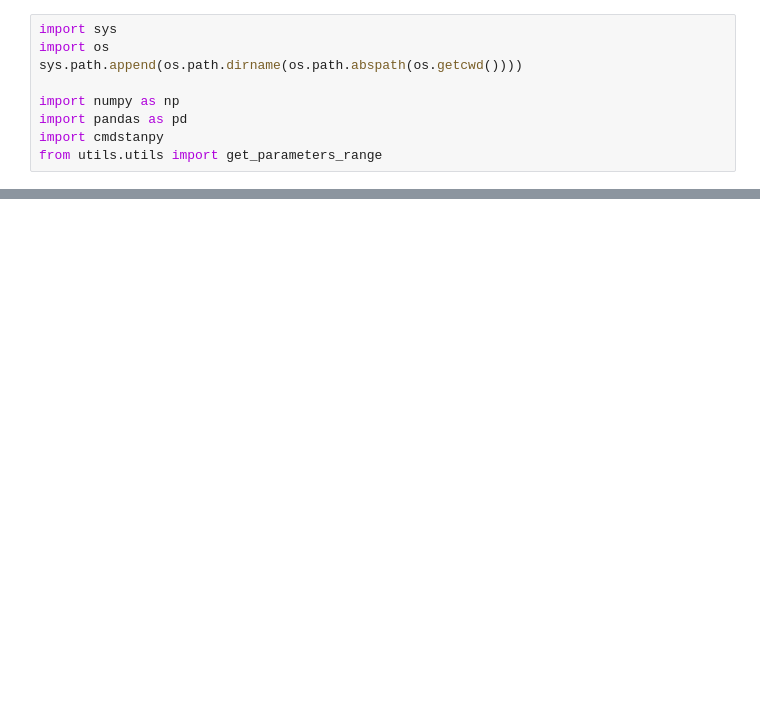
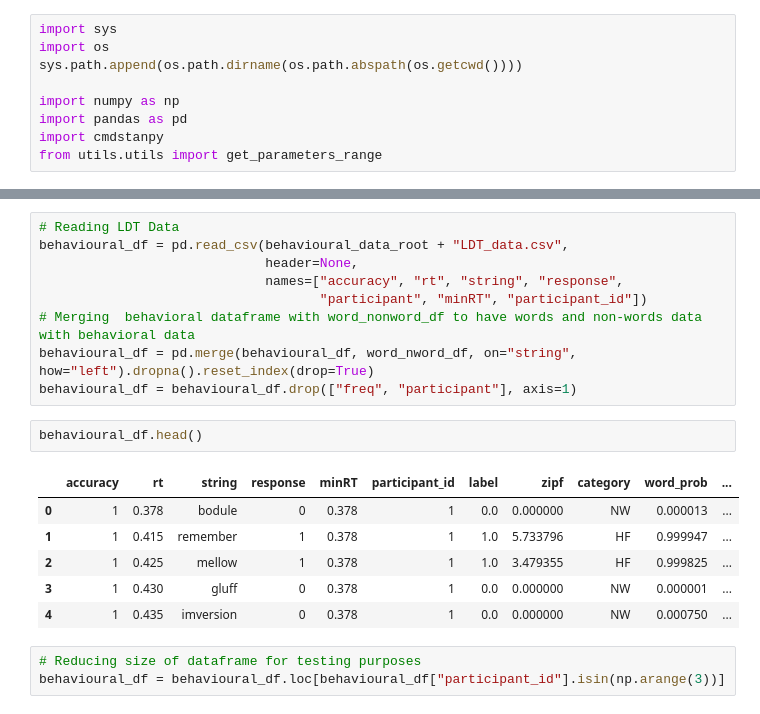
Before and after one commit to ArashDadras/ANN-EAM, a Jupyter notebook: Parameter Recovery/Parameter range.ipynb, the cells around one changed output, grey strips where cells are left out. Saved outputs shown, nothing was run; the diff lists cells and outputs as text; blank space fills up the shorter version.

```diff
--- a/Parameter Recovery/Parameter range.ipynb
+++ b/Parameter Recovery/Parameter range.ipynb
@@ -12,0 +40,21 @@ stan_output_dir = "../Estimations/Results/hierarchical/stan_results/ANN-RDM_full
+# %%
+# Reading LDT Data
+behavioural_df = pd.read_csv(behavioural_data_root + "LDT_data.csv",
+                             header=None,
+                             names=["accuracy", "rt", "string", "response",
+                                    "participant", "minRT", "participant_id"])
+# Merging  behavioral dataframe with word_nonword_df to have words and non-words data with behavioral data
+behavioural_df = pd.merge(behavioural_df, word_nword_df, on="string", how="left").dropna().reset_index(drop=True)
+behavioural_df = behavioural_df.drop(["freq", "participant"], axis=1)
+# %%
+behavioural_df.head()
+# %% [output]
+|  | accuracy | rt | string | response | minRT | participant_id | label | zipf | category | word_prob | ... |
+| 0 | 1 | 0.378 | bodule | 0 | 0.378 | 1 | 0.0 | 0.000000 | NW | 0.000013 | ... |
+| 1 | 1 | 0.415 | remember | 1 | 0.378 | 1 | 1.0 | 5.733796 | HF | 0.999947 | ... |
+| 2 | 1 | 0.425 | mellow | 1 | 0.378 | 1 | 1.0 | 3.479355 | HF | 0.999825 | ... |
+| 3 | 1 | 0.430 | gluff | 0 | 0.378 | 1 | 0.0 | 0.000000 | NW | 0.000001 | ... |
+| 4 | 1 | 0.435 | imversion | 0 | 0.378 | 1 | 0.0 | 0.000000 | NW | 0.000750 | ... |
+# %%
+# Reducing size of dataframe for testing purposes
+behavioural_df = behavioural_df.loc[behavioural_df["participant_id"].isin(np.arange(3))]
```
Also changed, not shown: parts of 10 cells of this notebook, 20 other files.
